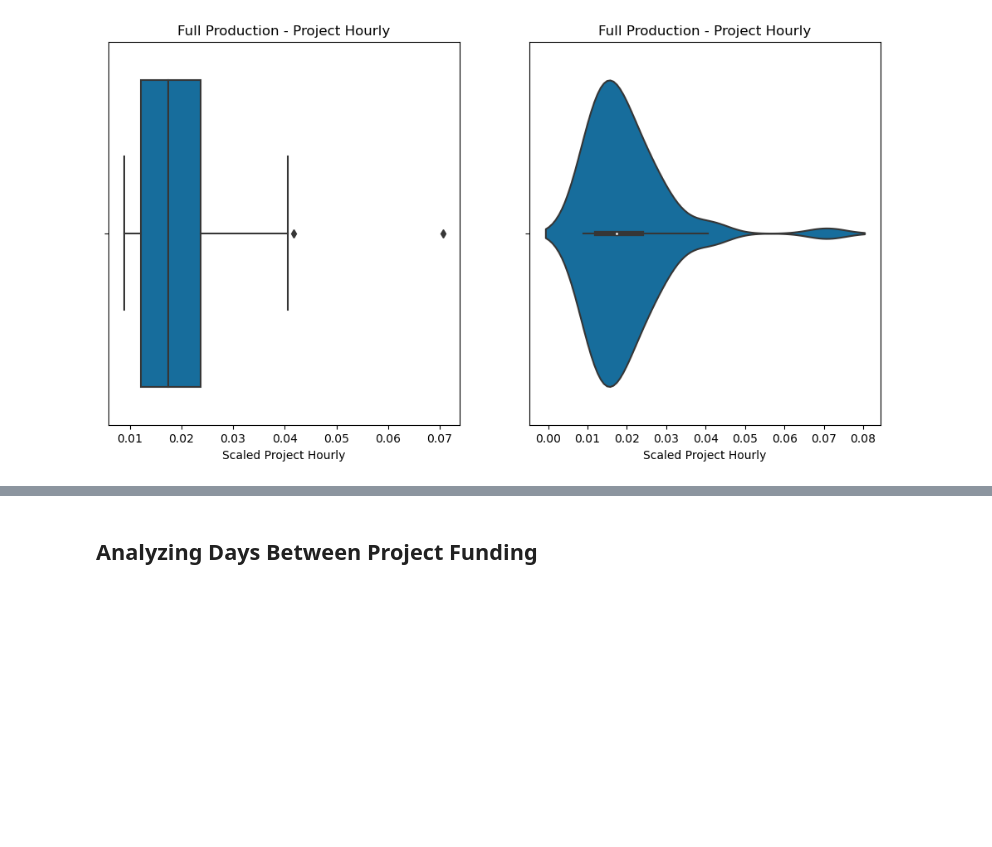
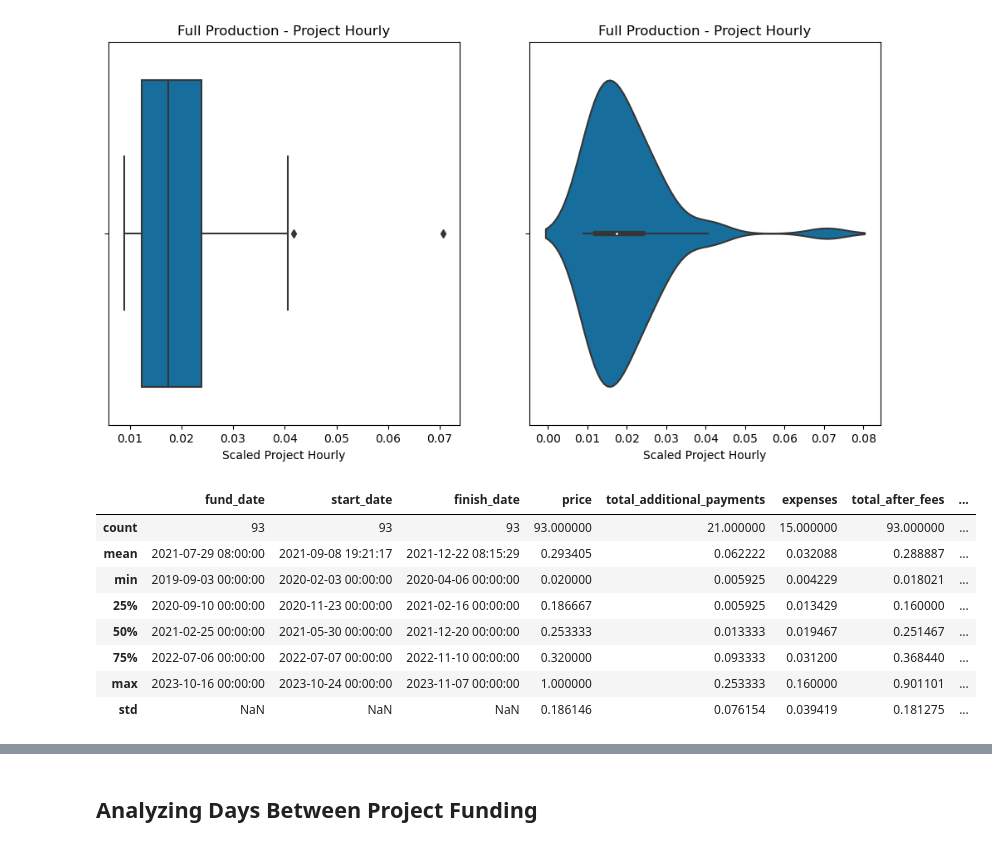
Before and after one commit to awkwardarm/Portfolio-Projects, a Jupyter notebook: Client Analysis/Porftolio Project - Client Analysis.ipynb, the cells around one changed output, grey strips where cells are left out. Saved outputs shown, nothing was run; the diff lists cells and outputs as text; code cells hidden in the pictures; blank space fills up the shorter version.

```diff
--- a/Client Analysis/Porftolio Project - Client Analysis.ipynb
+++ b/Client Analysis/Porftolio Project - Client Analysis.ipynb
@@ -89,6 +234,18 @@ plt.savefig(os.path.join('Visualizations', title))
 plt.show()
 # %% [output]
 [figure]
+# %%
+project_hours_tracked_paid.describe()
+# %% [output]
+|  | fund_date | start_date | finish_date | price | total_additional_payments | expenses | total_after_fees | ... |
+| count | 93 | 93 | 93 | 93.000000 | 21.000000 | 15.000000 | 93.000000 | ... |
+| mean | 2021-07-29 08:00:00 | 2021-09-08 19:21:17 | 2021-12-22 08:15:29 | 0.293405 | 0.062222 | 0.032088 | 0.288887 | ... |
+| min | 2019-09-03 00:00:00 | 2020-02-03 00:00:00 | 2020-04-06 00:00:00 | 0.020000 | 0.005925 | 0.004229 | 0.018021 | ... |
+| 25% | 2020-09-10 00:00:00 | 2020-11-23 00:00:00 | 2021-02-16 00:00:00 | 0.186667 | 0.005925 | 0.013429 | 0.160000 | ... |
+| 50% | 2021-02-25 00:00:00 | 2021-05-30 00:00:00 | 2021-12-20 00:00:00 | 0.253333 | 0.013333 | 0.019467 | 0.251467 | ... |
+| 75% | 2022-07-06 00:00:00 | 2022-07-07 00:00:00 | 2022-11-10 00:00:00 | 0.320000 | 0.093333 | 0.031200 | 0.368440 | ... |
+| max | 2023-10-16 00:00:00 | 2023-10-24 00:00:00 | 2023-11-07 00:00:00 | 1.000000 | 0.253333 | 0.160000 | 0.901101 | ... |
+| std | NaN | NaN | NaN | 0.186146 | 0.076154 | 0.039419 | 0.181275 | ... |
 # %%
 scatter_with_subplots(project_hours_tracked_paid, 'price', 'project_hourly', 'project_type', 'bright', 17, 11, 'Project Hourly vs Price by Production Type')
 # %% [output]
```
Also changed, not shown: parts of 13 cells of this notebook, 6 other files.
